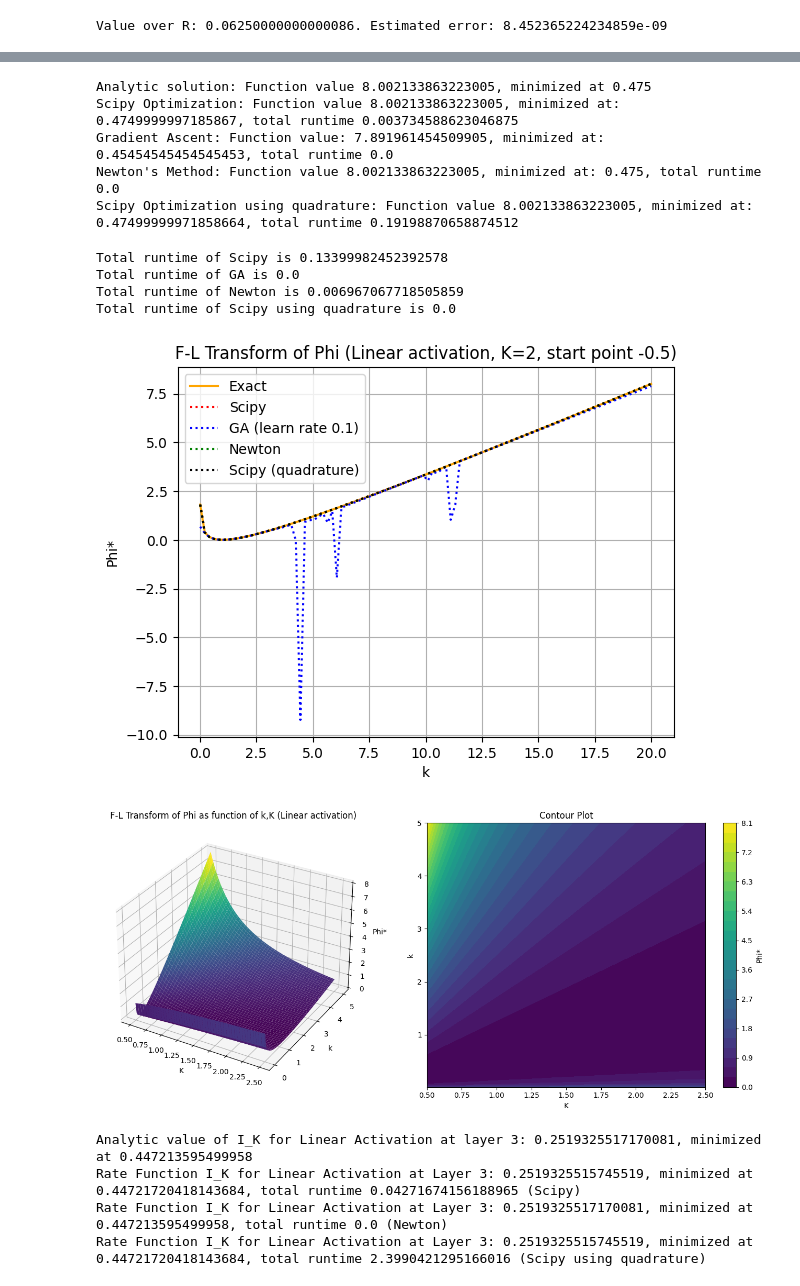
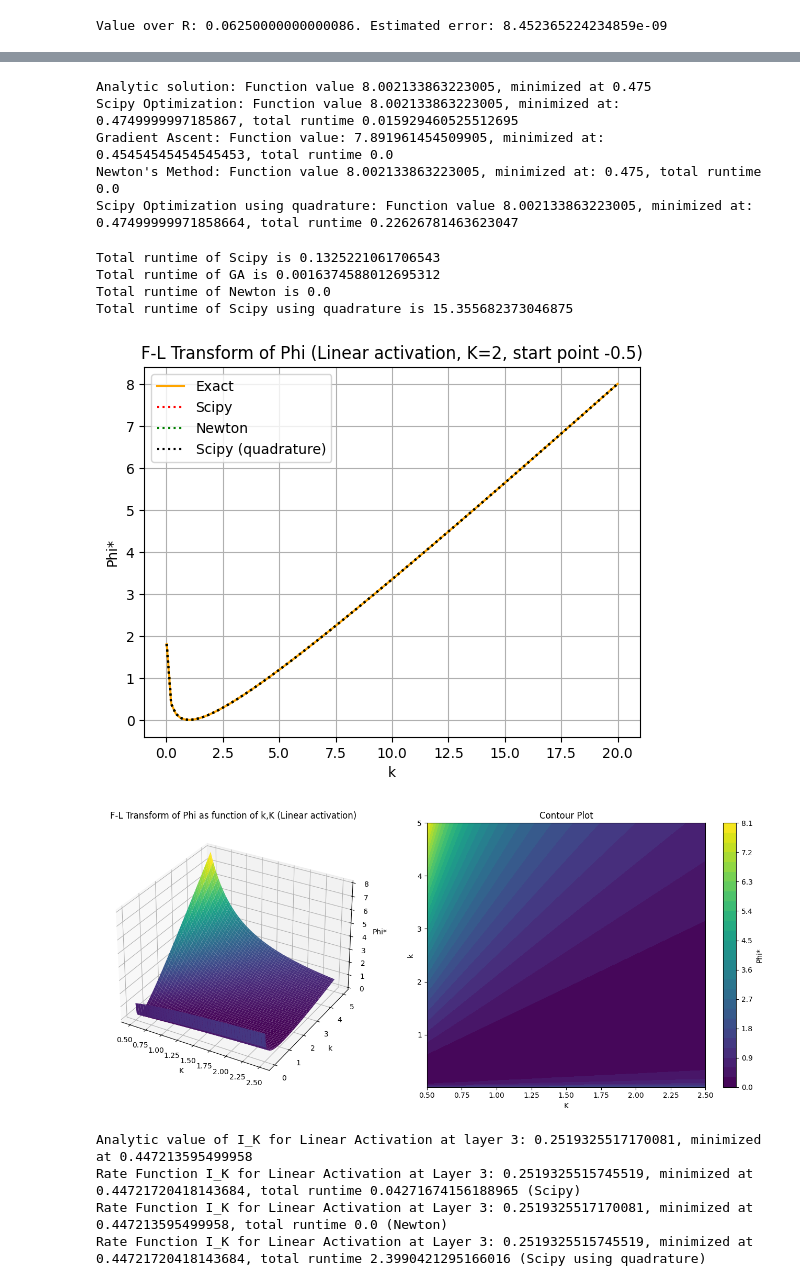
Before and after one commit to gzito7/LDthesis, a Jupyter notebook: rate_Linear.ipynb, the cells around one changed output, grey strips where cells are left out. Cells and saved outputs as stored; diff of their text form; code cells hidden in the pictures.

```diff
--- a/rate_Linear.ipynb
+++ b/rate_Linear.ipynb
@@ -163,18 +165,20 @@ Total runtime for quadrature is 0.1048121452331543
 # %%
 # Numerical methods to compute the Fenchel-Legendre transform of Phi
 # Since the Scipy optimizer is the most "stable", we use the quadrature rule only for that method
-# All the functions return the dobuble (optimal value, the optimal point)
+# All the functions return the value of the function and the optimal point
 
 # Compute Fenchel-Legendre transform of LMGF for linear activation (A=1/2) using the analytic formula
 def Phi_conjugate_linear(k_1, k_0):
     return (k_1 / k_0) - (np.log(2 * k_1 / k_0) / 2) - (1 / 2), (k_1 - k_0 / 2) / (k_0 * k_1)
 
 # Scipy optimization
-from scipy.optimize import minimize # if we want to maximize we can use the relation max f = -min (-f)
+from scipy.optimize import minimize # if we want to maximize we can use the relation max f = -min(-f)
 def Phi_conjugate_Scipy(k_1, k_0, direct = True, starting_point = -0.5):
     def objective(lam):
+            # Define the value and its derivative
             return -lam * k_1 + Phi(lam, k_0, direct), -k_1 + gradient_Phi_lam(lam, k_0, direct)
-    result = minimize(objective, starting_point, jac = True, method='L-BFGS-B', bounds = ((-np.inf, 1 / (1.0001 * k_0)),), options = {'disp': False})
+    # Use Scipy's minimize to find the optimal lam
+    result = minimize(objective, x0 = starting_point, method='L-BFGS-B', jac = True, bounds = ((-np.inf, 1 / (1.0001 * k_0)),), options = {'disp': False})
     if not result.success:
         raise ValueError("Optimization failed: " + result.message)
     return -result.fun, result.x[0]
@@ -250,10 +254,10 @@ end = tm.time()
 print(f"Scipy Optimization using quadrature: Function value {Phi_conj_scipy_q}, minimized at: {lam_scipy_q}, total runtime {end - start}")
 # %% [output]
 Analytic solution: Function value 8.002133863223005, minimized at 0.475
-Scipy Optimization: Function value 8.002133863223005, minimized at: 0.4749999997185867, total runtime 0.003734588623046875
+Scipy Optimization: Function value 8.002133863223005, minimized at: 0.4749999997185867, total runtime 0.015929460525512695
 Gradient Ascent: Function value: 7.891961454509905, minimized at: 0.45454545454545453, total runtime 0.0
 Newton's Method: Function value 8.002133863223005, minimized at: 0.475, total runtime 0.0
-Scipy Optimization using quadrature: Function value 8.002133863223005, minimized at: 0.47499999971858664, total runtime 0.19198870658874512
+Scipy Optimization using quadrature: Function value 8.002133863223005, minimized at: 0.47499999971858664, total runtime 0.22626781463623047
 # %%
 # Plot Fenchel-Legendre transform of Phi computed with different methods
 import time as tm
@@ -284,7 +288,7 @@ end = tm.time()
 print(f"Total runtime of Newton is {end - start}")
     # Scipy optimization using quadrature
 start = tm.time()
-#Phi_conj_scipy_q = [Phi_conjugate_Scipy(k, 2, False, start_point)[0] for k in k_1_values]
+Phi_conj_scipy_q = [Phi_conjugate_Scipy(k, 2, False, start_point)[0] for k in k_1_values]
 end = tm.time()
 print(f"Total runtime of Scipy using quadrature is {end - start}\n")
 
@@ -293,7 +297,7 @@ import matplotlib.pyplot as plt
 plt.figure()#figsize = (10, 6))
 plt.plot(k_1_values, Phi_conj_lin, label = 'Exact', linestyle = '-', color = 'orange')
 plt.plot(k_1_values, Phi_conj_scipy, label = 'Scipy', linestyle = ':', color = 'red')
-plt.plot(k_1_values, Phi_conj_ga, label = f'GA (learn rate {learn_rate})', linestyle = ':', color = 'blue')
+#plt.plot(k_1_values, Phi_conj_ga, label = f'GA (learn rate {learn_rate})', linestyle = ':', color = 'blue')
 plt.plot(k_1_values, Phi_conj_newton, label = 'Newton', linestyle = ':',  color = 'green')
 plt.plot(k_1_values, Phi_conj_scipy_q, label = 'Scipy (quadrature)', linestyle = ':', color = 'black')
 plt.title(f'F-L Transform of Phi (Linear activation, K=2, start point {start_point})')
@@ -301,39 +305,41 @@ plt.xlabel('k')
 plt.ylabel('Phi*')
 plt.legend()
 plt.grid()
+#plt.savefig("FLlin.pdf", format = "pdf")
 plt.show()
 
 # Grid points for 3D plot + contour plot
 k_1_values = np.linspace(0.01, 5, 100)
 K0, K1 = np.meshgrid(k_0_values, k_1_values)
 k_values = np.stack([K0.ravel(), K1.ravel()], axis=1)
 # Scipy optimization
 results = [Phi_conjugate_linear(k[1], k[0])[0] for k in k_values]
 results = np.array(results).reshape(K0.shape)
 # Plotting 3D
 fig = plt.figure(figsize = (14, 6))
 # Plot 3D
 ax1 = fig.add_subplot(1, 2, 1, projection = '3d')
 ax1.plot_surface(K0, K1, results, cmap = 'viridis', edgecolor = 'none')
 ax1.set_title(f"F-L Transform of Phi as function of k,K (Linear activation)")
 ax1.set_xlabel('K')
 ax1.set_ylabel('k')
 ax1.set_zlabel('Phi*')
 # Contour plot
 ax2 = fig.add_subplot(1, 2, 2)
 contour = ax2.contourf(K0, K1, results, levels = 30, cmap = 'viridis')
 fig.colorbar(contour, ax = ax2, label = 'Phi*')
 ax2.set_title(f"Contour Plot")
 ax2.set_xlabel('K')
 ax2.set_ylabel('k')
 plt.tight_layout()
+#plt.savefig("FLlin3D.pdf", format = "pdf")
 plt.show()
 # %% [output]
-Total runtime of Scipy is 0.13399982452392578
-Total runtime of GA is 0.0
-Total runtime of Newton is 0.006967067718505859
-Total runtime of Scipy using quadrature is 0.0
+Total runtime of Scipy is 0.1325221061706543
+Total runtime of GA is 0.0016374588012695312
+Total runtime of Newton is 0.0
+Total runtime of Scipy using quadrature is 15.355682373046875
-[figure, old version]
+[figure, new version]
 [figure]
 # %%
 # We recursively compute the rate function I(k_output, k_input, layer) for a given layer
```
Also changed, not shown: parts of 6 cells of this notebook, 3 other files.
